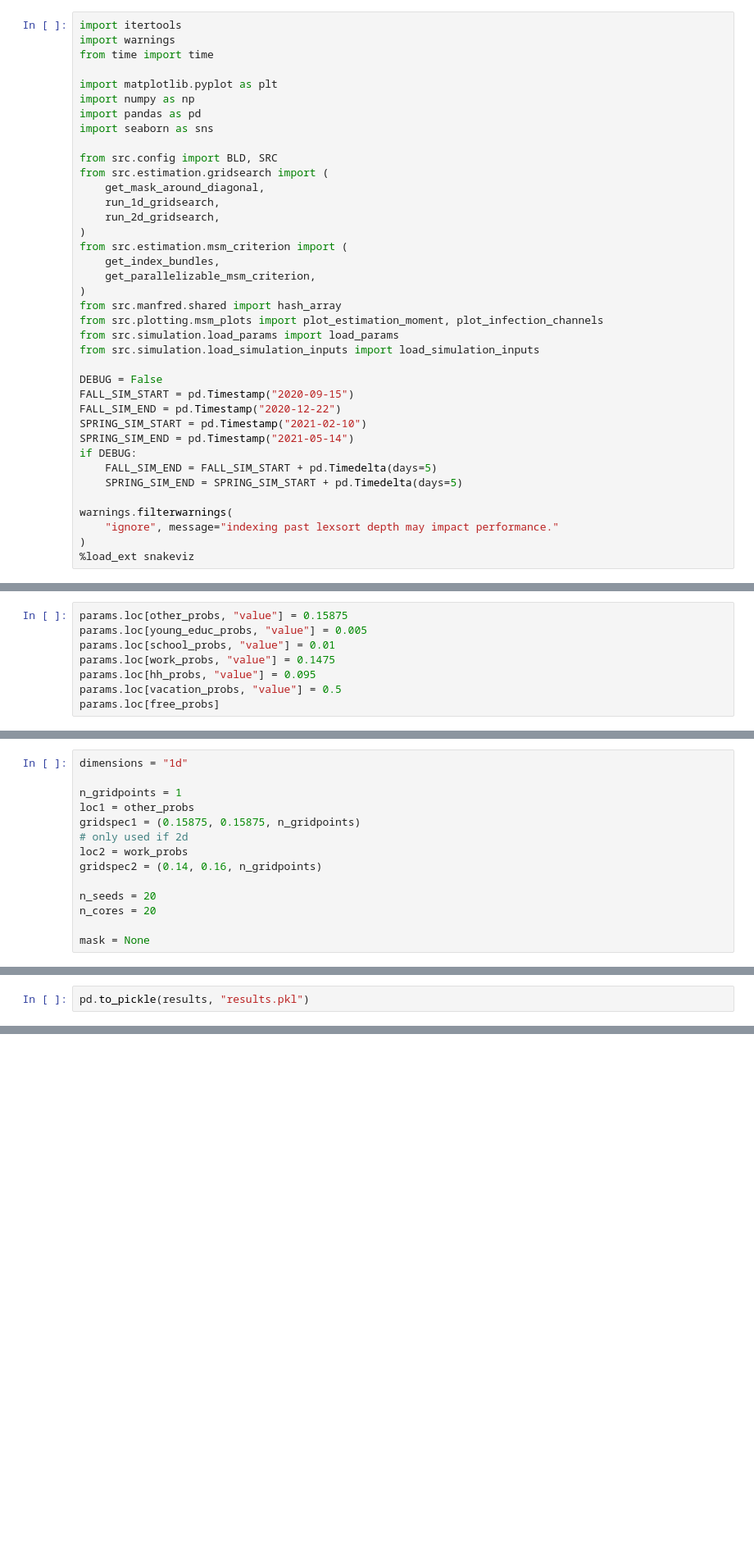
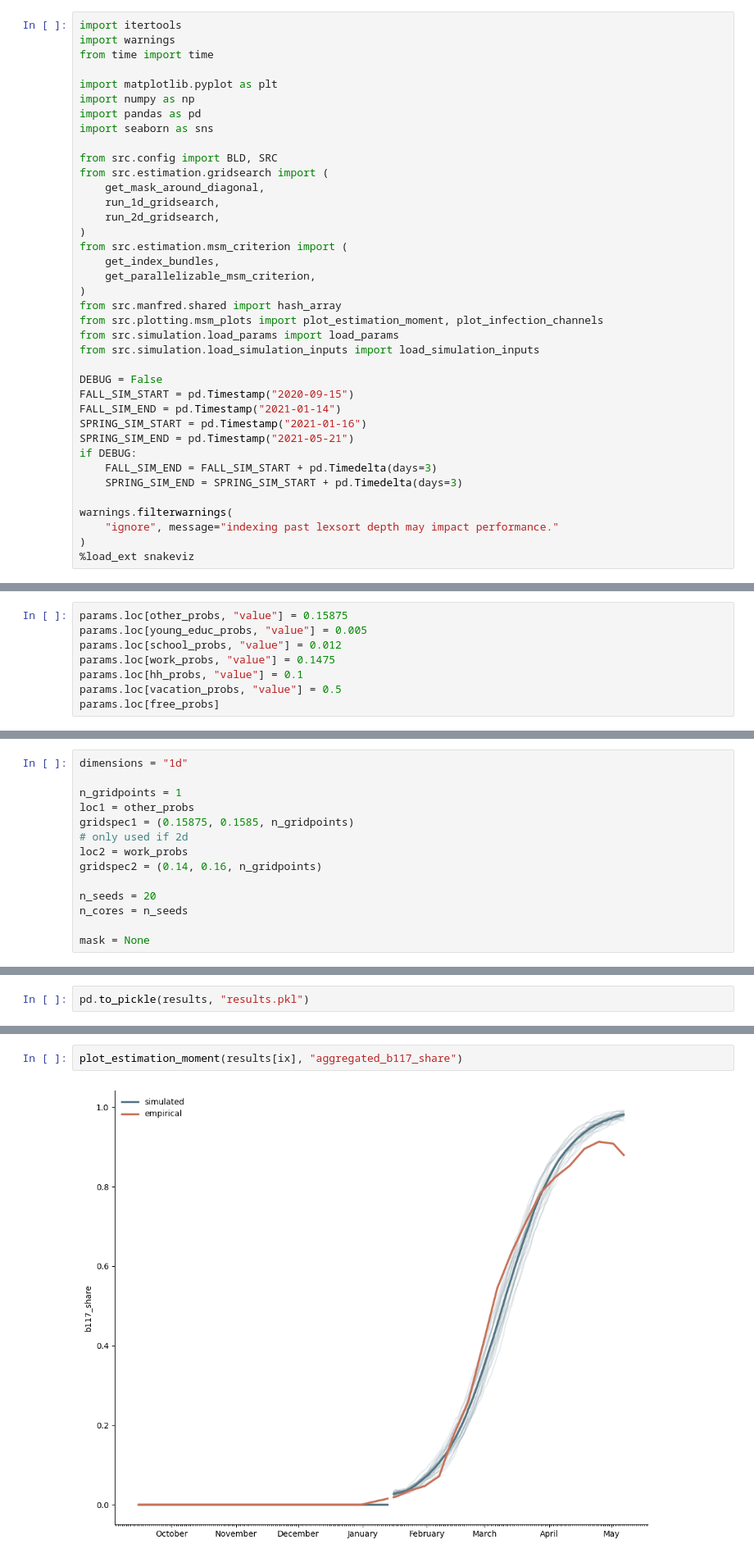
Before and after one commit to covid-19-impact-lab/sid-germany, a Jupyter notebook: src/exploration/janos_simulation_notebook.ipynb, the cells around one changed output, grey strips where cells are left out. Shown at 82% size. Cells and saved outputs as stored; diff of their text form; blank space fills up the shorter version.

Commit message:
Fine tuning of the calibration and fix virus shares (#99)

```diff
--- a/src/exploration/janos_simulation_notebook.ipynb
+++ b/src/exploration/janos_simulation_notebook.ipynb
@@ -25,12 +25,12 @@ from src.simulation.load_simulation_inputs import load_simulation_inputs
 
 DEBUG = False
 FALL_SIM_START = pd.Timestamp("2020-09-15")
-FALL_SIM_END = pd.Timestamp("2020-12-22")
-SPRING_SIM_START = pd.Timestamp("2021-02-10")
-SPRING_SIM_END = pd.Timestamp("2021-05-14")
+FALL_SIM_END = pd.Timestamp("2021-01-14")
+SPRING_SIM_START = pd.Timestamp("2021-01-16")
+SPRING_SIM_END = pd.Timestamp("2021-05-21")
 if DEBUG:
-    FALL_SIM_END = FALL_SIM_START + pd.Timedelta(days=5)
-    SPRING_SIM_END = SPRING_SIM_START + pd.Timedelta(days=5)
+    FALL_SIM_END = FALL_SIM_START + pd.Timedelta(days=3)
+    SPRING_SIM_END = SPRING_SIM_START + pd.Timedelta(days=3)
 
 warnings.filterwarnings(
     "ignore", message="indexing past lexsort depth may impact performance."
@@ -65,8 +65,8 @@ free_probs = [bundle[0] for bundle in list(index_bundles.values()) + [vacation_p
 # %%
 params.loc[other_probs, "value"] = 0.15875
 params.loc[young_educ_probs, "value"] = 0.005
-params.loc[school_probs, "value"] = 0.01
+params.loc[school_probs, "value"] = 0.012
 params.loc[work_probs, "value"] = 0.1475
-params.loc[hh_probs, "value"] = 0.095
+params.loc[hh_probs, "value"] = 0.1
 params.loc[vacation_probs, "value"] = 0.5
 params.loc[free_probs]
@@ -79,13 +103,13 @@ dimensions = "1d"
 
 n_gridpoints = 1
 loc1 = other_probs
-gridspec1 = (0.15875, 0.15875, n_gridpoints)
+gridspec1 = (0.15875, 0.1585, n_gridpoints)
 # only used if 2d
 loc2 = work_probs
 gridspec2 = (0.14, 0.16, n_gridpoints)
 
 n_seeds = 20
-n_cores = 20
+n_cores = n_seeds
 
 mask = None
 # %%
@@ -120 +148,5 @@ plot_estimation_moment(results[ix], "aggregated_infections_not_log")
+# %%
+plot_estimation_moment(results[ix], "aggregated_b117_share")
+# %% [output]
+[figure, added]
 # %%
```
Also changed, not shown: parts of 9 cells of this notebook, 10 other files.
